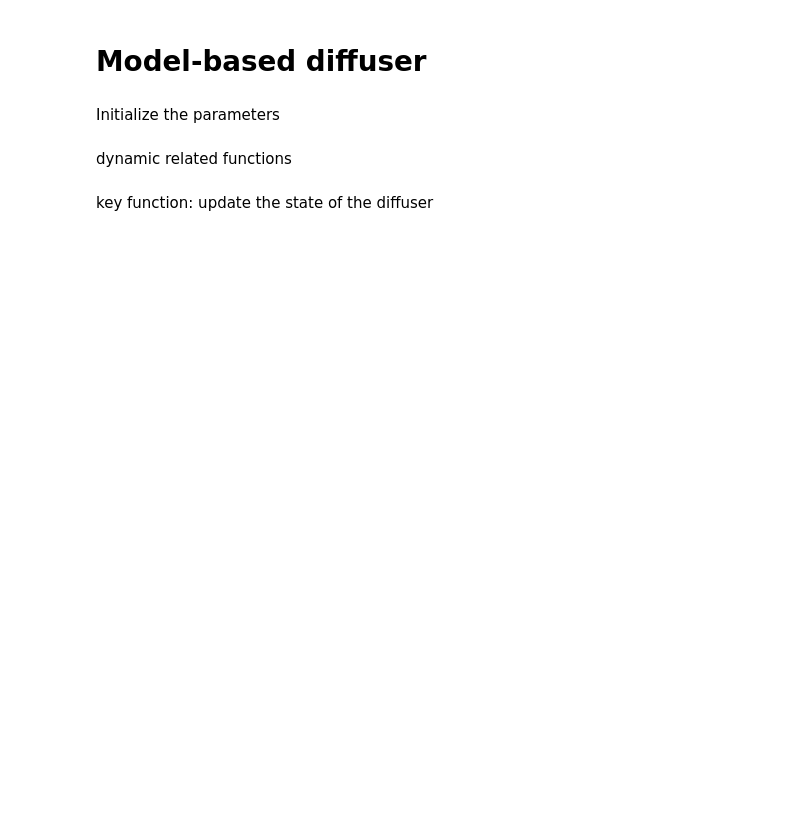
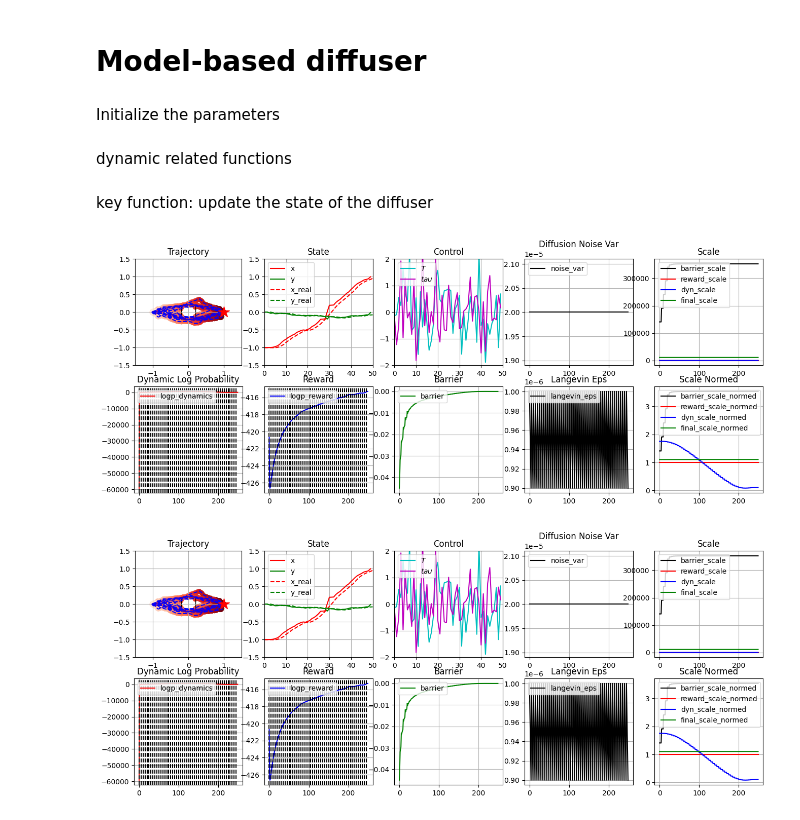
Before and after one commit to LeCAR-Lab/model-based-diffusion, a Jupyter notebook: mdb.ipynb, the cells around one changed output. Cells and saved outputs as stored; diff of their text form; code cells hidden in the pictures; blank space fills up the shorter version.

Commit message:
⚡ update algo2 parameters

```diff
--- a/mdb.ipynb
+++ b/mdb.ipynb
@@ -25,7 +25,7 @@ batch_size = 64
 saved_batch_size = 16
 
 # schedule langevin episilon
-langevin_eps_schedule = jnp.linspace(1.0, 0.5, diffuse_substeps) * 1e-5 * 1e-1
+langevin_eps_schedule = jnp.linspace(1.0, 0.9, diffuse_substeps) * 1e-5 * 1e-1
 
 # schedule global noise (perturbation noise)
 # noise_var_init = 5e-2
@@ -51,7 +51,7 @@ class Params:
     # diffuser parameters
     noise_var: float = 0.1**2
     langevin_eps: float = 0.1
-    dyn_scale: float = 1.0
+    dyn_scale: float = 1.0e1
     reward_scale: float = 1.0
     barrier_scale: float = 1.0e5
     final_scale: float = 1e4
@@ -364,7 +364,10 @@ rng = jax.random.PRNGKey(1)
 
 # init trajectory
 rng, rng_x, rng_u = jax.random.split(rng, 3)
-x_traj = jax.random.normal(rng_x, (batch_size, horizon, n_state))
+# generate a line between start and goal
+x_traj_guess = jnp.linspace(params.init_state, params.goal_state, horizon)
+x_traj_noise = jax.random.normal(rng_x, (batch_size, horizon, n_state)) * jnp.array([0.1, 1.0, 1.0, 1.0])
+x_traj = x_traj_guess[None, :] + x_traj_noise
 u_traj = jax.random.normal(rng_u, (batch_size, horizon, n_action))
 x_traj = x_traj.at[:, 0].set(params.init_state)
 
@@ -409,9 +412,10 @@ for d_step in range(diffuse_step):
     final = jax.vmap(get_final_constraint_jit, in_axes=(0, None))(x_traj, params).mean()
     # schedule dynamic, reward and barrier scale
     reward_scale = 1.0
-    dyn_scale = params.dyn_scale + jnp.clip(jnp.exp(-logpd / 1000.0) - 1.0, -1.0, 3.0)
+    # dyn_scale = params.dyn_scale + jnp.clip(jnp.exp(-logpd / 1000.0) - 1.0, -1.0, 3.0)
+    dyn_scale = params.dyn_scale + jnp.clip(-logpd / 1000.0, -10.0, 10.0)
     dyn_scale = jnp.maximum(dyn_scale, 0.0)
-    barrier_scale = params.barrier_scale + jnp.clip(jnp.exp(-barrier / 0.002) - 1.0, -1.0, 50000.0)
+    barrier_scale = params.barrier_scale + jnp.clip(jnp.exp(-barrier / 0.001) - 1.0, -1.0, 50000.0)
     barrier_scale = jnp.maximum(barrier_scale, 0.0)
     final_scale = params.final_scale + jnp.clip(jnp.exp(-final / 1.0) - 1.0, -1.0, 1000.0)
     final_scale = jnp.maximum(final_scale, 0.0)
@@ -481,33 +485,36 @@ for d_step in range(diffuse_step):
         writer.add_scalar("noise_var", noise_var, d_step * diffuse_substeps + sub_step)
         writer.add_scalar("langevin_eps", langevin_eps, d_step * diffuse_substeps + sub_step)
 
         jax.debug.print(
             "d_step = {d_step}, substep = {substep}, logp_dynamic = {x:.2f}, logp_reward = {y:.2f}, barrier = {z:.2f}",
             d_step=d_step,
             substep=sub_step,
             x=logpd,
             y=logp_reward,
             z=barrier_value,
         )
 
         # rollout dynamics to get real trajectory
         x_traj_real = jax.vmap(rollout, in_axes=(0, 0, None))(
             x_traj[:, 0], u_traj, params
         )
         save_infos.append([x_traj[:saved_batch_size], x_traj_real[:saved_batch_size]])
 
         clear_output()
 # visualize trajectory
 fig, axes = plt.subplots(2, 5, figsize=(16, 6))
 plot_traj(
     fig,
     axes,
     x_traj[:saved_batch_size],
     u_traj[:saved_batch_size],
     x_traj_real[:saved_batch_size],
     log_info,
     "",
 )
+# %% [output]
+[figure, added]
+[figure, added]
 # %%
 fig, ax = plt.subplots(1, 1)
 # for info in save_infos:
```
Also changed, not shown: parts of 1 cell of this notebook.
